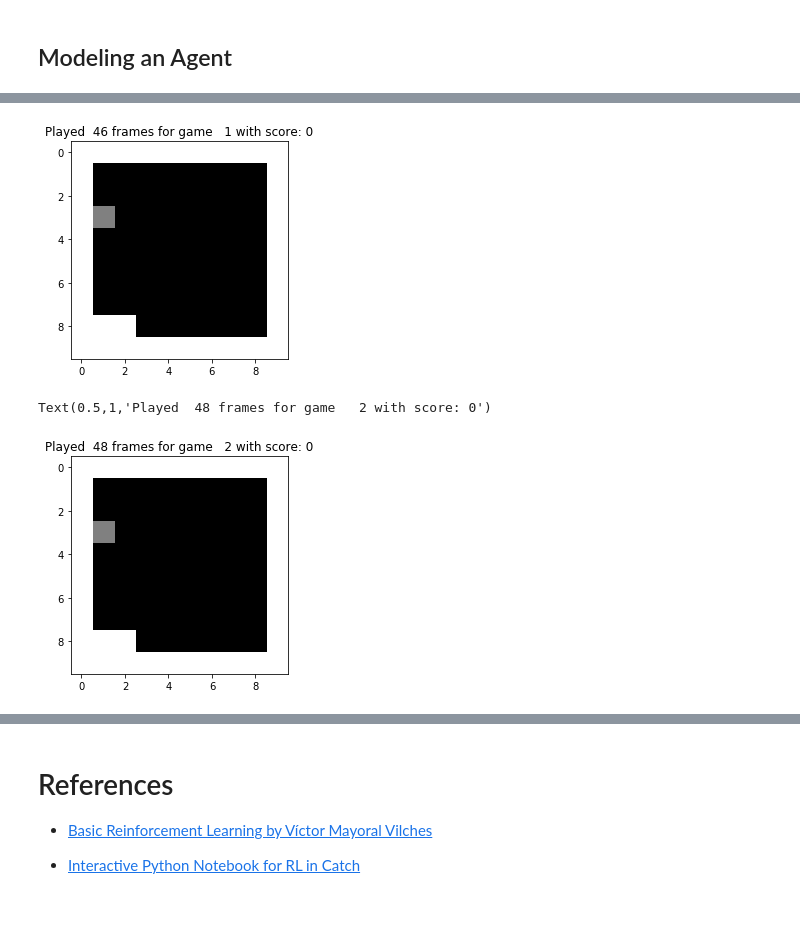
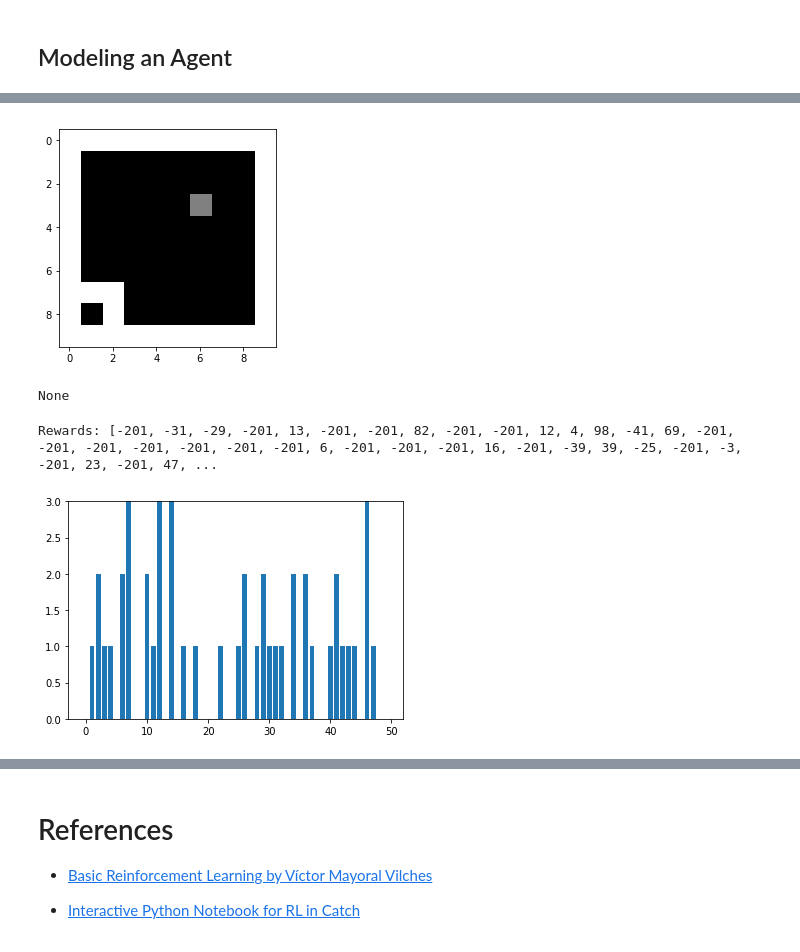
Before and after one commit to sahiljohari/thisthinglearns, a Jupyter notebook: Snake_MARK II.ipynb, the cells around one changed output, grey strips where cells are left out. Cells and saved outputs as stored; diff of their text form; code cells hidden in the pictures; blank space fills up the shorter version.

Commit message:
Visualizations added

```diff
--- a/Snake_MARK II.ipynb
+++ b/Snake_MARK II.ipynb
@@ -43,7 +42,8 @@ class Snake(object):
         self.snake_length = 3
         self.Fruit = namedtuple('Fruit', ['x', 'y'])
         self.life_reward = rewards[0]
-        self.death_reward = rewards[1]
+        self.alive_reward = rewards[1]
+        self.death_reward = rewards[2]
         self.reset()
 
     def reset(self):
@@ -69,7 +69,7 @@ class Snake(object):
 
             # Snake hit into wall or ate itself
             end_of_game = len(self.snake) > len(set(self.snake)) or screen.sum() < sum_of_borders + len(self.snake)
-            reward = self.death_reward * end_of_game
+            reward = self.death_reward * end_of_game if end_of_game else self.alive_reward
 
             # Draw fruit
             if screen[self.fruit.y, self.fruit.x] > .5:
@@ -274,18 +300,19 @@ class Agent(object):
 # %%
 args = [
     ((0, 0), (-1, 0), (1, 0), (0, -1), (0, 1)), #action_set
-    0.85, #gamma
-    1000, #epochs
+    0.8, #gamma
+    10000, #epochs
     64, #batch_size
-    1, #epsilon
-    4, #number of frames
+    1., #epsilon
+    2, #number of frames
     10, #grid size
-    [1, -1], #reward set
-    'snake_weights.h5' #load weights path
+    [10, -1, -10], #reward set
+    'snake_game_weights_1.h5' #load weights path
 #     ''
     ]
 
 agent = Agent(*args)
+agent.model_summary()
 # %%
 agent.train()
 # %% [output]
@@ -293,7 +319 @@ Epoch   1000/1000, loss: 164.784248, epsilon: 0.100
 Training complete..
-# %%
-agent.test(nb_episodes=2)
-# %% [output]
-[figure, removed]
-Text(0.5,1,'Played  48 frames for game   2 with score: 0')
-[figure, removed]
@@ -299,0 +323,8 @@ Text(0.5,1,'Played  48 frames for game   2 with score: 0')
+# %%
+# 5. 10000 iterations; epsilon=0.1; Trained over pre-trained weights
+agent.test(nb_episodes=50)
+# %% [output]
+[figure, added]
+None
+Rewards: [-201, -31, -29, -201, 13, -201, -201, 82, -201, -201, 12, 4, 98, -41, 69, -201, -201, -201, -201, -201, -201, -201, 6, -201, -201, -201, 16, -201, -39, 39, -25, -201, -3, -201, 23, -201, 47, ...
+[figure, added]
```
Also changed, not shown: parts of 11 cells of this notebook.
